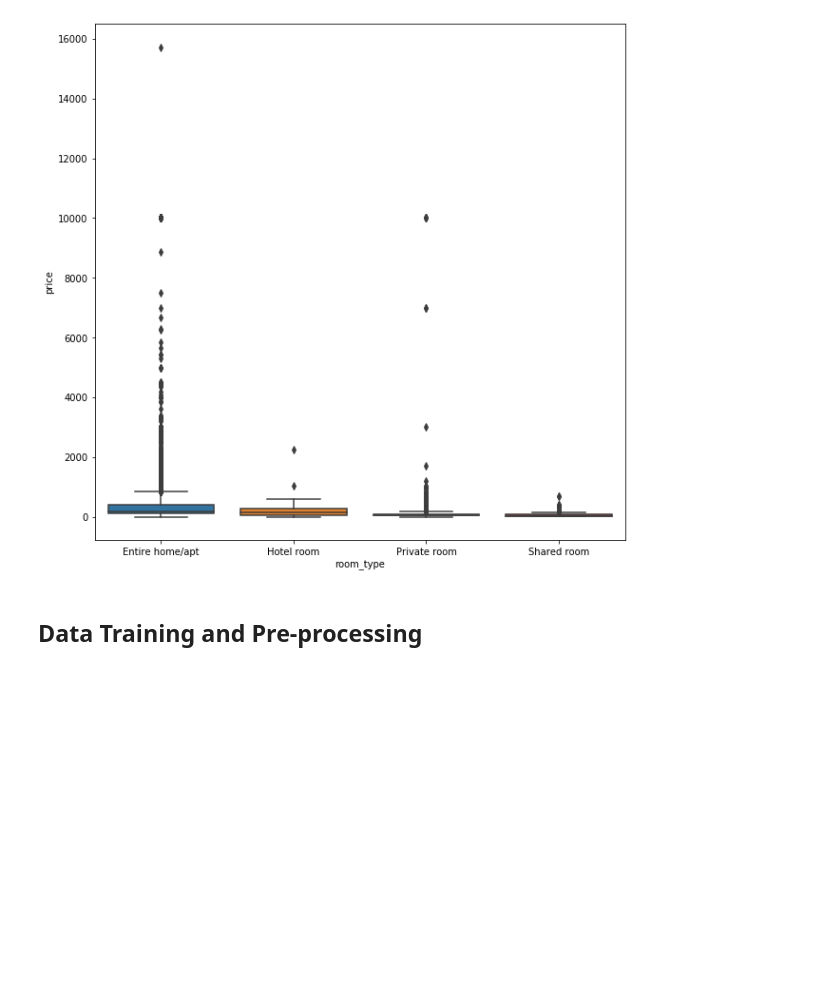
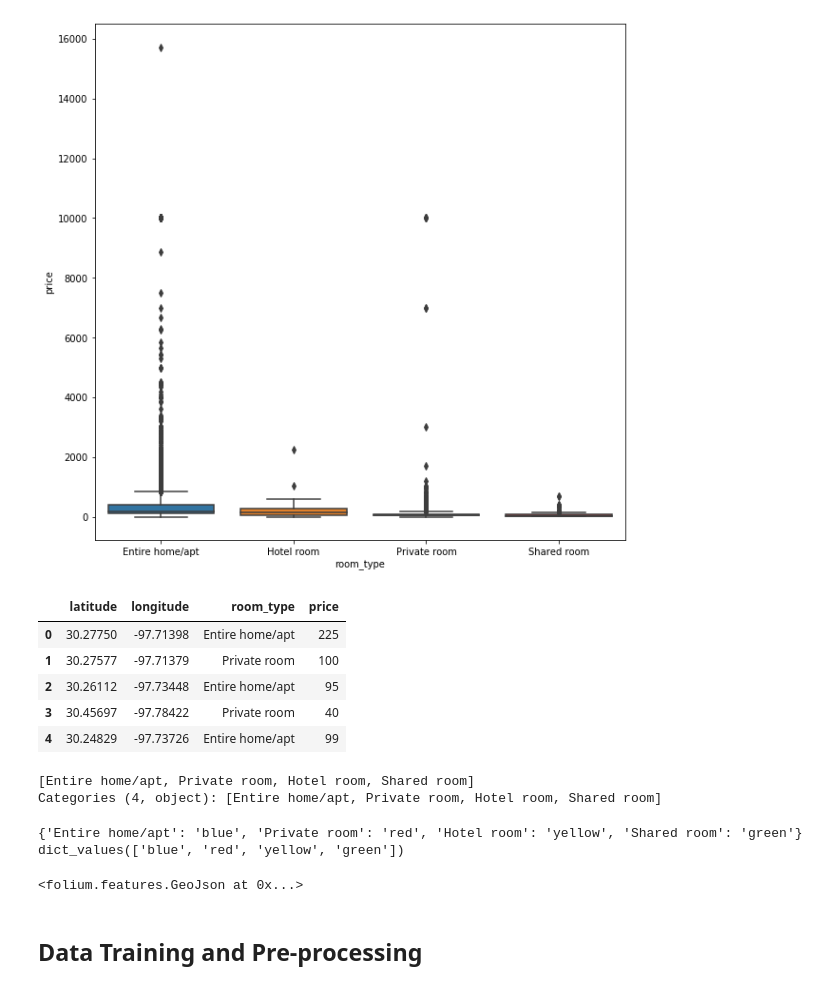
Before and after one commit to hank-butler/Second-Capstone, a Jupyter notebook: Second_Capstone.ipynb, the cells around one changed output. Cells and saved outputs as stored; diff of their text form; code cells hidden in the pictures; blank space fills up the shorter version.

```diff
--- a/Second_Capstone.ipynb
+++ b/Second_Capstone.ipynb
@@ -13,0 +10,3 @@ os.getcwd()
+# %%
+path = os.getcwd()
+print(path)
@@ -14,5 +15,5 @@ os.getcwd()
 # %%
-df = pd.read_csv('C:\\Users\\pam\\Desktop\\Hank\\springboard\\Springboard\\second_capstone\\data\\listings.csv')
+df = pd.read_csv(path+'\\data\\listings.csv')
 # %%
 df.head()
 # %% [output]
@@ -172,0 +178,26 @@ sns.boxplot(x='room_type', y='price', data=df, ax=ax)
+# %%
+map_df = df[['latitude', 'longitude', 'room_type', 'price']]
+# %%
+map_df.head()
+# %% [output]
+|  | latitude | longitude | room_type | price |
+| 0 | 30.27750 | -97.71398 | Entire home/apt | 225 |
+| 1 | 30.27577 | -97.71379 | Private room | 100 |
+| 2 | 30.26112 | -97.73448 | Entire home/apt | 95 |
+| 3 | 30.45697 | -97.78422 | Private room | 40 |
+| 4 | 30.24829 | -97.73726 | Entire home/apt | 99 |
+# %%
+map_df.room_type.unique()
+# %% [output]
+[Entire home/apt, Private room, Hotel room, Shared room]
+Categories (4, object): [Entire home/apt, Private room, Hotel room, Shared room]
+# %%
+rooms = list(map_df.room_type.unique())
+colors = ['blue', 'red', 'yellow', 'green']
+
+map_colors = dict(zip(rooms, colors))
+print(map_colors)
+print(map_colors.values())
+# %% [output]
+{'Entire home/apt': 'blue', 'Private room': 'red', 'Hotel room': 'yellow', 'Shared room': 'green'}
+dict_values(['blue', 'red', 'yellow', 'green'])
@@ -172,0 +214,4 @@ sns.boxplot(x='room_type', y='price', data=df, ax=ax)
+# %%
+folium.GeoJson(atxArea).add_to(austinMap)
+# %% [output]
+<folium.features.GeoJson at 0x...>
```
Also changed, not shown: parts of 18 cells of this notebook.
